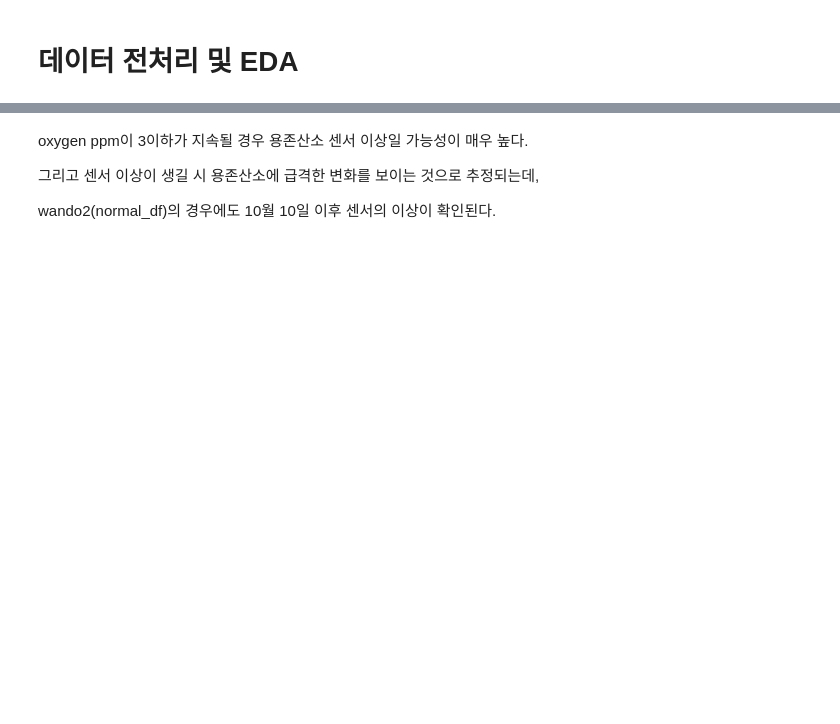
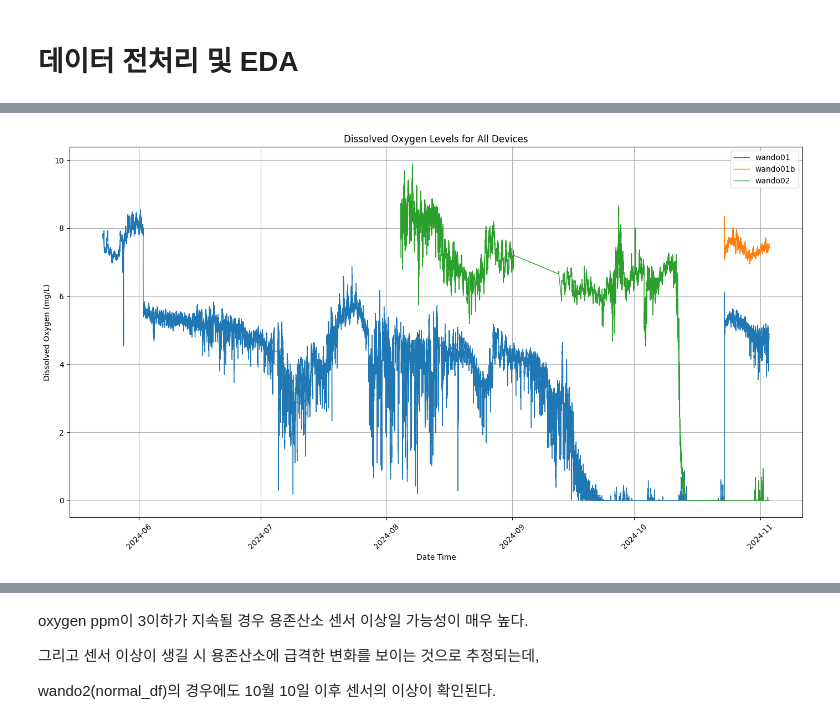
Before and after one commit to cpyy5526/DietScan-Care-AI, a Jupyter notebook: ParkYoungChan/프로젝트변경후/bioAI-code/baseline_박영찬.ipynb, the cells around one changed output, grey strips where cells are left out. Saved outputs shown, nothing was run; the diff lists cells and outputs as text; code cells hidden in the pictures; blank space fills up the shorter version.

```diff
--- a/ParkYoungChan/프로젝트변경후/bioAI-code/baseline_박영찬.ipynb
+++ b/ParkYoungChan/프로젝트변경후/bioAI-code/baseline_박영찬.ipynb
@@ -18,2 +17,2 @@ df2 = pd.read_excel("/home/youngchan/Documents/design1/data/wando2(10-8~10-11).x
 # %%
-# df = pd.concat([df1, df2, df3]).reset_index(drop=True)
+df = pd.concat([df1, df2, df3]).reset_index(drop=True)
@@ -51,9 +47,11 @@ df2['date_time'] = pd.to_datetime(df2['date_time'])
+# %%
+df = df[['device_id', 'date_time', 'temperature', 'oxygen_ppm']]
+# %%
+df['date_time'] = pd.to_datetime(df['date_time'])
 # %%
 col_li = ['temperature', 'oxygen_ppm']
 # %%
 for col in col_li:
-  # df1[col] = df1[col].apply(ast.literal_eval)
-  # df1[col] = df1[col].apply(lambda x: x['value'])
-  df2[col] = df2[col].apply(ast.literal_eval)
-  df2[col] = df2[col].apply(lambda x: x['value'])
+  df[col] = df[col].apply(ast.literal_eval)
+  df[col] = df[col].apply(lambda x: x['value'])
 # %%
@@ -93,0 +72,24 @@ normal_df = normal_df.dropna()
+# %%
+import matplotlib.pyplot as plt
+
+# 그래프 설정
+plt.figure(figsize=(14, 8))
+
+# 전체 데이터를 디바이스별로 시각화
+for device_id in df['device_id'].unique():
+    device_data = df[df['device_id'] == device_id]
+
+    # 모든 데이터 시각화
+    plt.plot(device_data['date_time'], device_data['oxygen_ppm'], label=f'{device_id}', linewidth=1)
+
+# 그래프 세부 설정
+plt.title('Dissolved Oxygen Levels for All Devices')
+plt.xlabel('Date Time')
+plt.ylabel('Dissolved Oxygen (mg/L)')
+plt.legend()
+plt.grid(True)
+plt.xticks(rotation=45)
+plt.tight_layout()
+plt.show()
+# %% [output]
+[figure, added]
```
Also changed, not shown: parts of 31 cells of this notebook.
